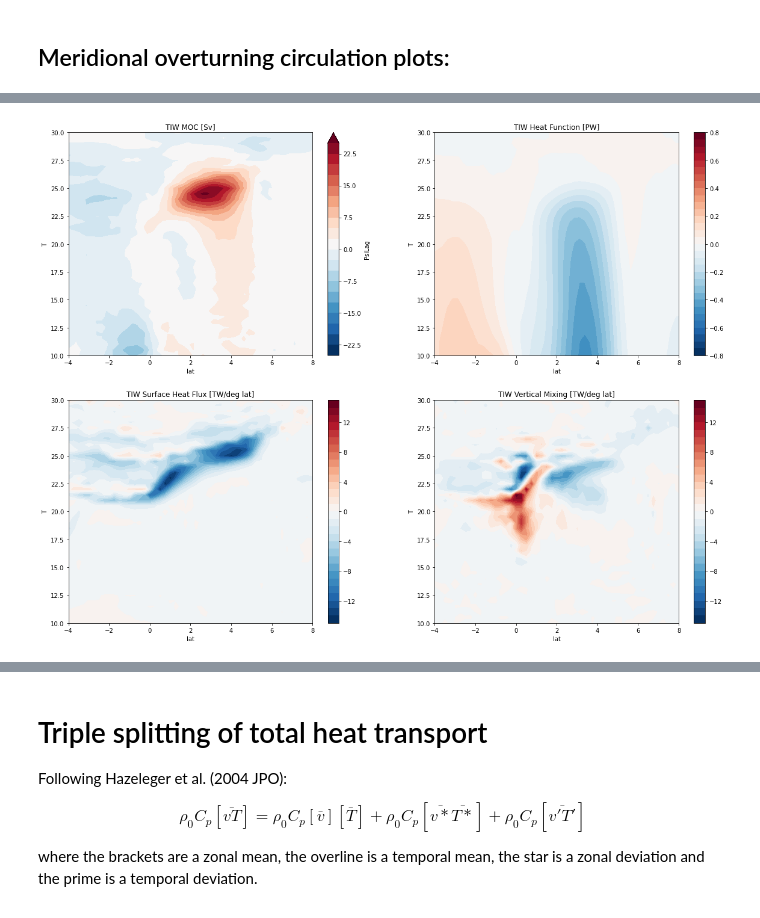
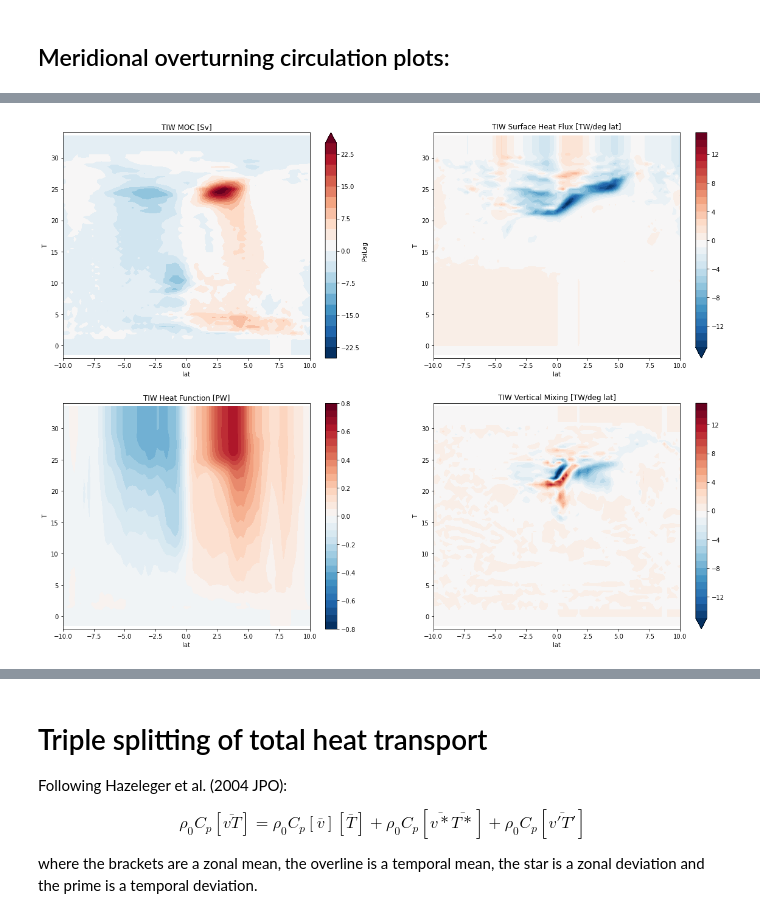
Before and after one commit to rmholmes/SAPEQ_ROMS_analysis, a Jupyter notebook: ROMS_Analysis.ipynb, the cells around one changed output, grey strips where cells are left out. Drawn from its saved outputs; the diff is of its cells as text; code cells hidden in the pictures.

```diff
--- a/ROMS_Analysis.ipynb
+++ b/ROMS_Analysis.ipynb
@@ -496,45 +497,63 @@ plt.savefig('MOCs_and_Diabatic_60days_ROMS.png',dpi=150)
 # %%
 # Just TIW terms with different colorbars:
 # Temperature coordinates plotting:
 plt.figure(figsize=(20,15))
 
-xlims = [-4.,8.]
-ylimsT = [10.,30.]
-cbar_levels = np.arange(-25.,27.5,2.5)
-cbar_levels_Hf = np.arange(-0.8,0.85,0.05)
-cbar_levels_Di = np.arange(-150.,155.,5.)
+sat = False
+if (sat):
+    Psicbar_sc = np.arange(-10.,10.1,0.1)
+    Hfcbar_sc = np.arange(-0.2,0.21,0.01)
+    SFcbar_sc = np.arange(-10.,10.2,0.2)
+    MXcbar_sc = np.arange(-5.,5.2,0.2)
+    Psicbar_e = np.arange(-10.,10.1,0.1)
+    Hfcbar_e = np.arange(-0.2,0.21,0.01)
+    SFcbar_e = np.arange(-10.,10.2,0.2)
+    MXcbar_e = np.arange(-5.,5.2,0.2)
+
+xlims = [-10.,10.]
+#xlims = [-85.,85.]
+ylimsT = [-2., 34.]#[10.,30.]
 
 cbar_levels_eddy = np.arange(-25.,27.5,2.5)
 cbar_levels_Hf_eddy = np.arange(-0.8,0.85,0.05)
-cbar_levels_Di_eddy = np.arange(-15.,16.,1.)
+cbar_levels_SH_eddy = np.arange(-15.,16.,1.)
+cbar_levels_MX_eddy = cbar_levels_SH_eddy
+#cbar_levels_eddy = np.arange(-24.,24.5,0.5)
+#cbar_levels_Hf_eddy = np.arange(-1.,1.05,0.05)
+#cbar_levels_SH_eddy = np.arange(-50.,51.,1.)
+#cbar_levels_MX_eddy = np.arange(-25.,25.,1.)
+#cbar_levels_eddy = np.arange(-10.,10.1,0.1)
+#cbar_levels_Hf_eddy = np.arange(-0.2,0.21,0.01)
+#cbar_levels_SH_eddy = np.arange(-10.,10.2,0.2)
+#cbar_levels_MX_eddy = np.arange(-5.,5.2,0.2)
 
 plt.subplot(2,2,1)
 PsiLag_eddy.plot.contourf(levels=cbar_levels_eddy,cmap='RdBu_r',x='lat')
 plt.title('TIW MOC [Sv]')
 plt.ylim(ylimsT)
 plt.xlim(xlims)
 
-plt.subplot(2,2,2)
-HfLag_eddy.plot.contourf(levels=cbar_levels_Hf_eddy,cmap='RdBu_r',x='lat')
+plt.subplot(2,2,3)
+(HfLag_eddy-HfLag_eddy.isel(T=0)).plot.contourf(levels=cbar_levels_Hf_eddy,cmap='RdBu_r',x='lat')
 plt.title('TIW Heat Function [PW]')
 plt.ylim(ylimsT)
 plt.xlim(xlims)
 
-plt.subplot(2,2,3)
-HfDia_shf_eddy.plot.contourf(levels=cbar_levels_Di_eddy,cmap='RdBu_r',x='lat')
+plt.subplot(2,2,2)
+HfDia_shf_eddy.plot.contourf(levels=cbar_levels_SH_eddy,cmap='RdBu_r',x='lat')
 plt.title('TIW Surface Heat Flux [TW/deg lat]')
 plt.ylim(ylimsT)
 plt.xlim(xlims)
 
 plt.subplot(2,2,4)
-HfDia_dif_eddy.plot.contourf(levels=cbar_levels_Di_eddy,cmap='RdBu_r',x='lat')
+HfDia_dif_eddy.plot.contourf(levels=cbar_levels_MX_eddy,cmap='RdBu_r',x='lat')
 plt.title('TIW Vertical Mixing [TW/deg lat]')
 plt.ylim(ylimsT)
 plt.xlim(xlims)
 
-plt.savefig('MOCs_and_Diabatic_60days_ROMS_TIWterms.png',dpi=150)
+plt.savefig('MOCs_and_Diabatic_60days_ROMS_TIWterms_MatchOM2cbar_zoom.png',dpi=150)
 # %% [output]
-[figure, old version]
+[figure, new version]
 # %%
 plt.figure(figsize=(12,12))
 
```
Also changed, not shown: parts of 3 cells of this notebook, 6 other files.
